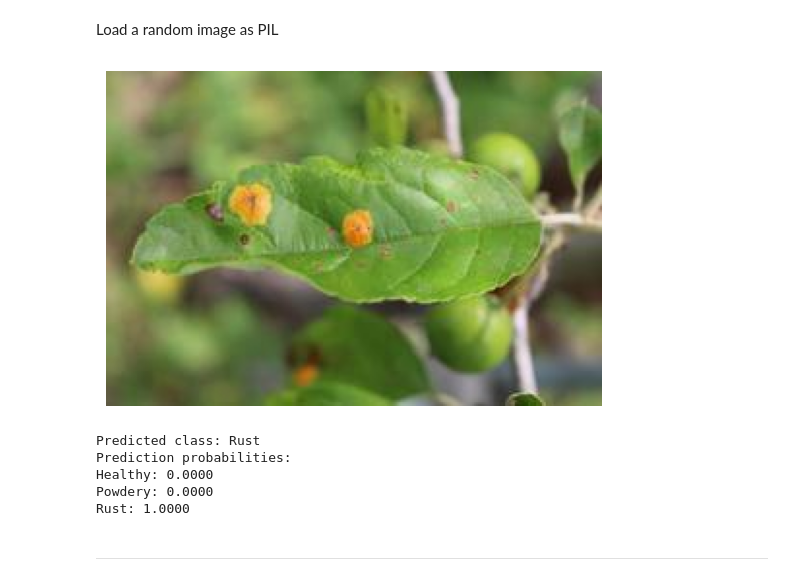
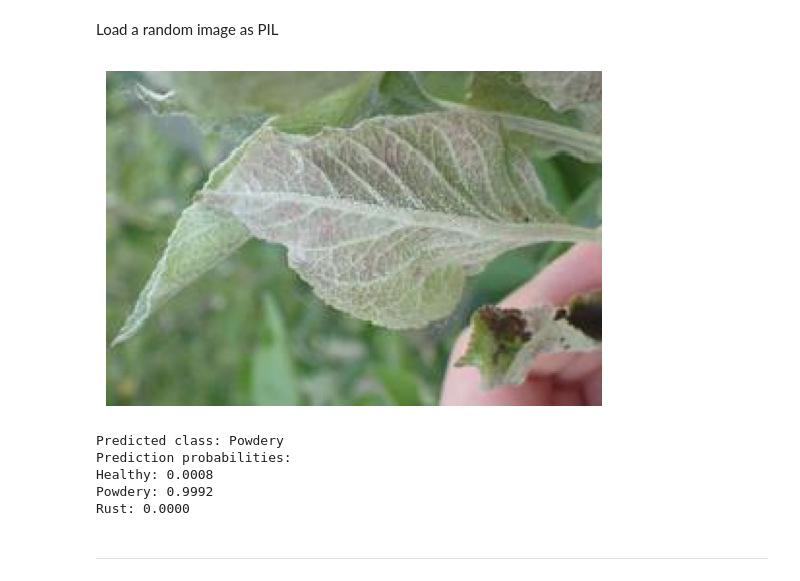
Before and after one commit to teman67/Plant-Disease-Classification-Project, a Jupyter notebook: jupyter_notebooks/03 - Modelling and Evaluating.ipynb, the cells around one changed output. Drawn from its saved outputs; the diff is of its cells as text; code cells hidden in the pictures.

```diff
--- a/jupyter_notebooks/03 - Modelling and Evaluating.ipynb
+++ b/jupyter_notebooks/03 - Modelling and Evaluating.ipynb
@@ -68,7 +68,7 @@ work_dir
 # %% [markdown]
 Set train, validation and test paths
 # %%
-my_data_dir = '../inputs/plants_dataset'
+my_data_dir = '../inputs/plants_dataset/Merged_split_images_swapped'
 train_path = my_data_dir + '/Train'
 val_path = my_data_dir + '/Validation'
 test_path = my_data_dir + '/Test'
@@ -621,42 +641,42 @@ import matplotlib.pyplot as plt
 # Assume image_shape, test_path, and labels are defined
 
 # Choose an image from the test set
-pointer = 47
-label_index = 2  #{'Healthy': 0, 'Powdery': 1, 'Rust': 2}
+pointer = 73
+label_index = 1  #{'Healthy': 0, 'Powdery': 1, 'Rust': 2}
 label = labels[label_index]
 
 image_path = os.path.join(test_path, label, os.listdir(os.path.join(test_path, label))[pointer])
 
 # Load and display the image using Matplotlib
 img = image.load_img(image_path, target_size=image_shape, color_mode='rgb')
 plt.imshow(img)
 plt.axis('off')  # Hide axis labels
 plt.show()
 
 # Preprocess the image for prediction
 my_image = image.img_to_array(img)
 my_image = np.expand_dims(my_image, axis=0) / 255.0  # Normalize the pixel values
 
 # Make predictions
 predictions = model.predict(my_image)
 
 # Interpret predictions
 predicted_class_index = np.argmax(predictions[0])
 class_labels = ['Healthy', 'Powdery', 'Rust']
 predicted_class_label = class_labels[predicted_class_index]
 
 # Display the prediction
 print(f'Predicted class: {predicted_class_label}')
 print('Prediction probabilities:')
 for i, class_label in enumerate(class_labels):
     print(f'{class_label}: {predictions[0][i]:.4f}')
 # %% [output]
-[figure, old version]
+[figure, new version]
-Predicted class: Rust
+Predicted class: Powdery
 Prediction probabilities:
-Healthy: 0.0000
-Powdery: 0.0000
-Rust: 1.0000
+Healthy: 0.0008
+Powdery: 0.9992
+Rust: 0.0000
 # %% [markdown]
 ---
 # %% [markdown]
```
Also changed, not shown: parts of 10 cells of this notebook.
